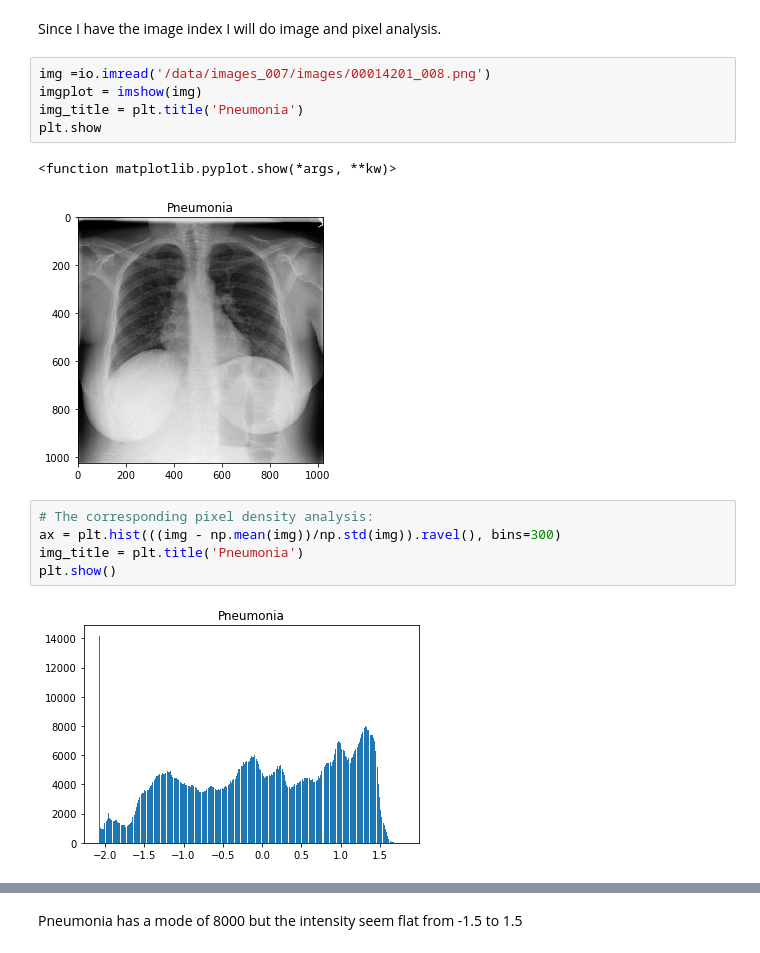
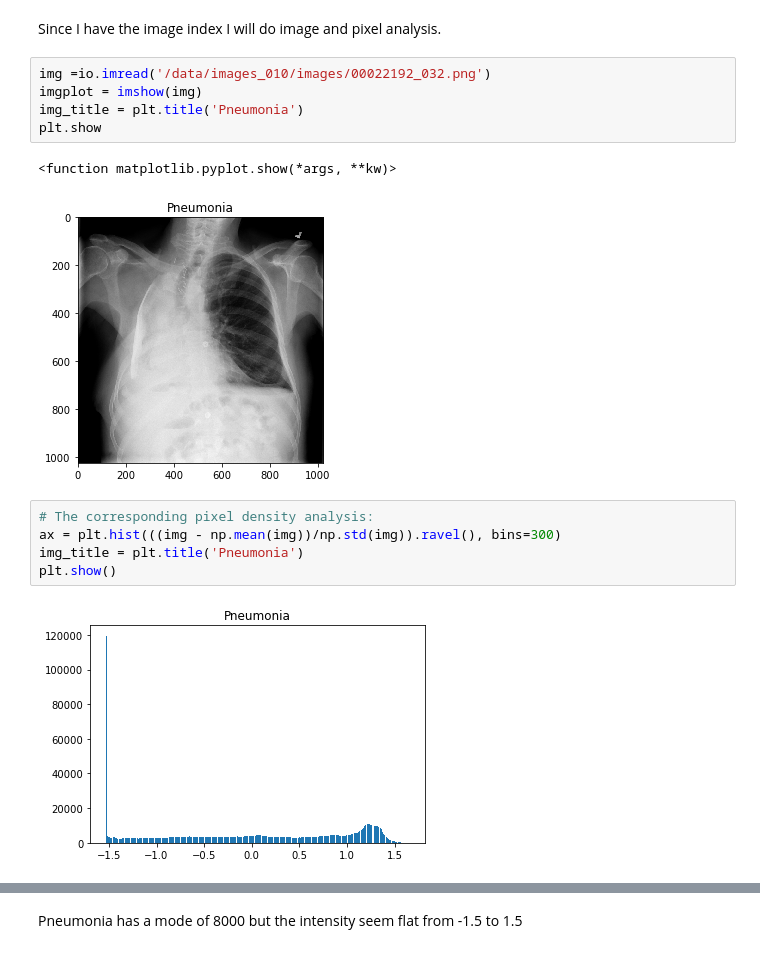
Before and after one commit to k0f1/Pneumonia-algorithm, a Jupyter notebook: EDA.ipynb, the cells around one changed output, grey strips where cells are left out. Saved outputs shown, nothing was run; the diff lists cells and outputs as text.

```diff
--- a/EDA.ipynb
+++ b/EDA.ipynb
@@ -331,18 +387,18 @@ p
 # %% [markdown]
 Since I have the image index I will do image and pixel analysis.
 # %%
-img =io.imread('/data/images_007/images/00014201_008.png')
+img =io.imread('/data/images_010/images/00022192_032.png')
 imgplot = imshow(img)
 img_title = plt.title('Pneumonia')
 plt.show
 # %% [output]
 <function matplotlib.pyplot.show(*args, **kw)>
-[figure, old version]
+[figure, new version]
 # %%
 # The corresponding pixel density analysis:
 ax = plt.hist(((img - np.mean(img))/np.std(img)).ravel(), bins=300)
 img_title = plt.title('Pneumonia')
 plt.show()
 # %% [output]
-[figure, old version]
+[figure, new version]
 # %%
```
Also changed, not shown: parts of 19 cells of this notebook.
